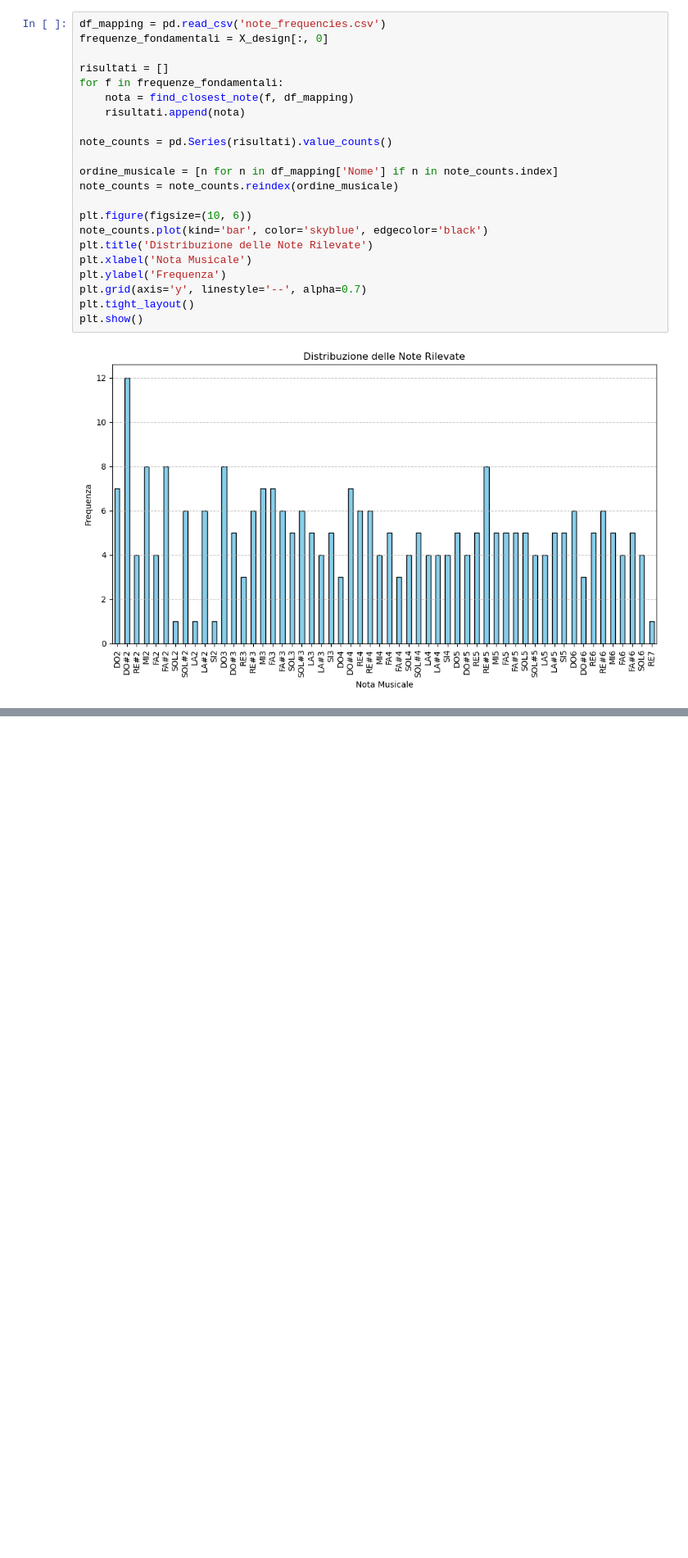
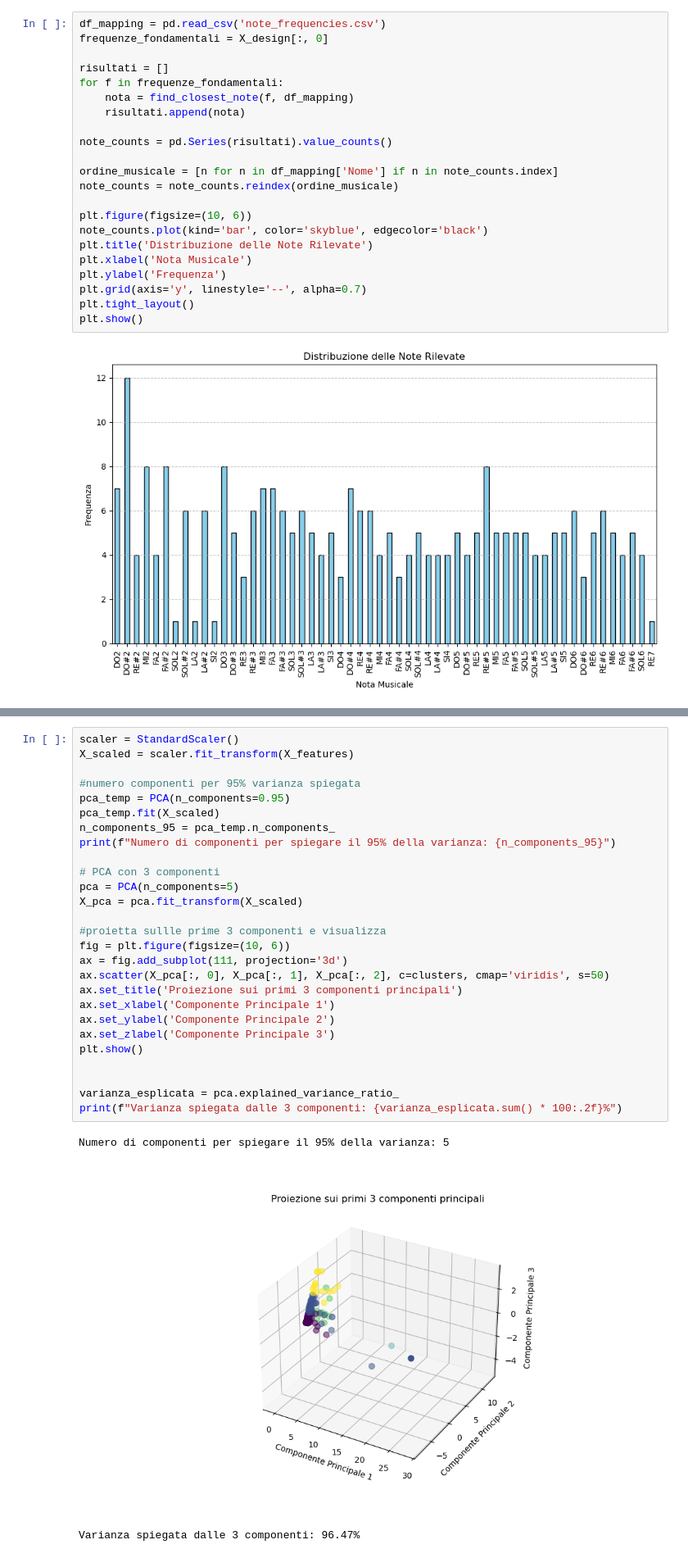
Before and after one commit to Lvetto/lmd_organo, a Jupyter notebook: Organ.ipynb, the cells around one changed output, grey strips where cells are left out. Shown at 82% size. Drawn from its saved outputs; the diff is of its cells as text; blank space fills up the shorter version.

```diff
--- a/Organ.ipynb
+++ b/Organ.ipynb
@@ -330,0 +349,31 @@ plt.show()
+# %%
+scaler = StandardScaler()
+X_scaled = scaler.fit_transform(X_features)
+
+#numero componenti per 95% varianza spiegata
+pca_temp = PCA(n_components=0.95)
+pca_temp.fit(X_scaled)
+n_components_95 = pca_temp.n_components_
+print(f"Numero di componenti per spiegare il 95% della varianza: {n_components_95}")
+
+# PCA con 3 componenti
+pca = PCA(n_components=5)
+X_pca = pca.fit_transform(X_scaled)
+
+#proietta sullle prime 3 componenti e visualizza
+fig = plt.figure(figsize=(10, 6))
+ax = fig.add_subplot(111, projection='3d')
+ax.scatter(X_pca[:, 0], X_pca[:, 1], X_pca[:, 2], c=clusters, cmap='viridis', s=50)
+ax.set_title('Proiezione sui primi 3 componenti principali')
+ax.set_xlabel('Componente Principale 1')
+ax.set_ylabel('Componente Principale 2')
+ax.set_zlabel('Componente Principale 3')
+plt.show()
+
+
+varianza_esplicata = pca.explained_variance_ratio_
+print(f"Varianza spiegata dalle 3 componenti: {varianza_esplicata.sum() * 100:.2f}%")
+# %% [output]
+Numero di componenti per spiegare il 95% della varianza: 5
+[figure, added]
+Varianza spiegata dalle 3 componenti: 96.47%
```
Also changed, not shown: parts of 7 cells of this notebook, 2 other files.
